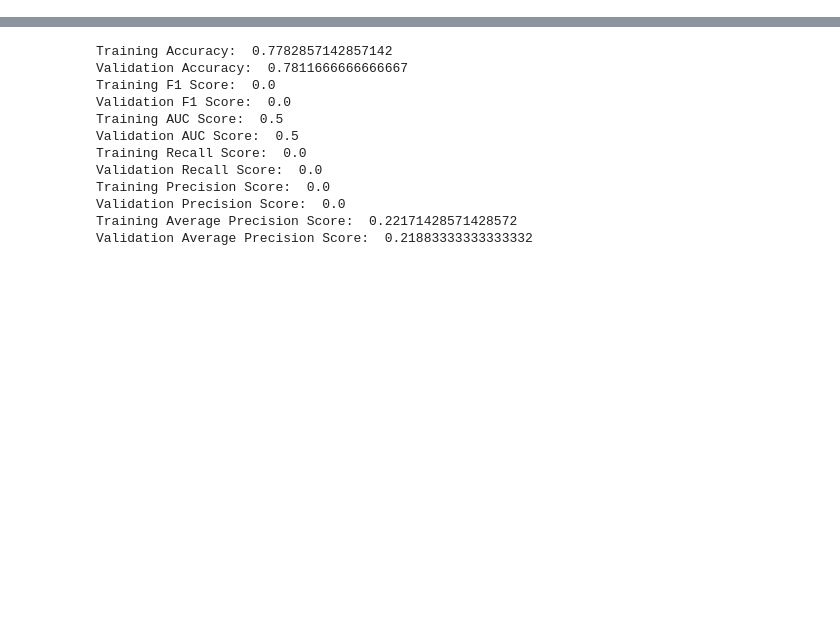
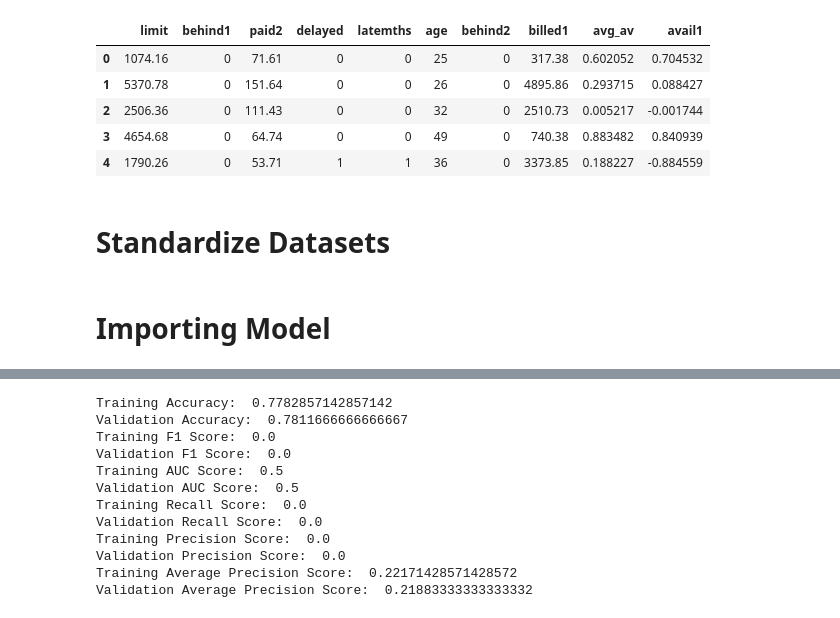
Before and after one commit to datascisteven/Medium-Blogs, a Jupyter notebook: Class_Imbalance.ipynb, the cells around one changed output, grey strips where cells are left out. Drawn from its saved outputs; the diff is of its cells as text; code cells hidden in the pictures; blank space fills up the shorter version.

```diff
--- a/Class_Imbalance.ipynb
+++ b/Class_Imbalance.ipynb
@@ -43,3 +62,14 @@ y_val = validate["default"]
+# %%
+X_validate.head()
+# %% [output]
+|  | limit | behind1 | paid2 | delayed | latemths | age | behind2 | billed1 | avg_av | avail1 |
+| 0 | 1074.16 | 0 | 71.61 | 0 | 0 | 25 | 0 | 317.38 | 0.602052 | 0.704532 |
+| 1 | 5370.78 | 0 | 151.64 | 0 | 0 | 26 | 0 | 4895.86 | 0.293715 | 0.088427 |
+| 2 | 2506.36 | 0 | 111.43 | 0 | 0 | 32 | 0 | 2510.73 | 0.005217 | -0.001744 |
+| 3 | 4654.68 | 0 | 64.74 | 0 | 0 | 49 | 0 | 740.38 | 0.883482 | 0.840939 |
+| 4 | 1790.26 | 0 | 53.71 | 1 | 1 | 36 | 0 | 3373.85 | 0.188227 | -0.884559 |
+# %% [markdown]
+# Standardize Datasets
 # %%
 scaler = StandardScaler()
 scaler.fit(X_train)
@@ -47,0 +83,2 @@ X_val = scaler.transform(X_validate)
+# %% [markdown]
+# Importing Model
```
Also changed, not shown: parts of 47 cells of this notebook, 3 other files.
